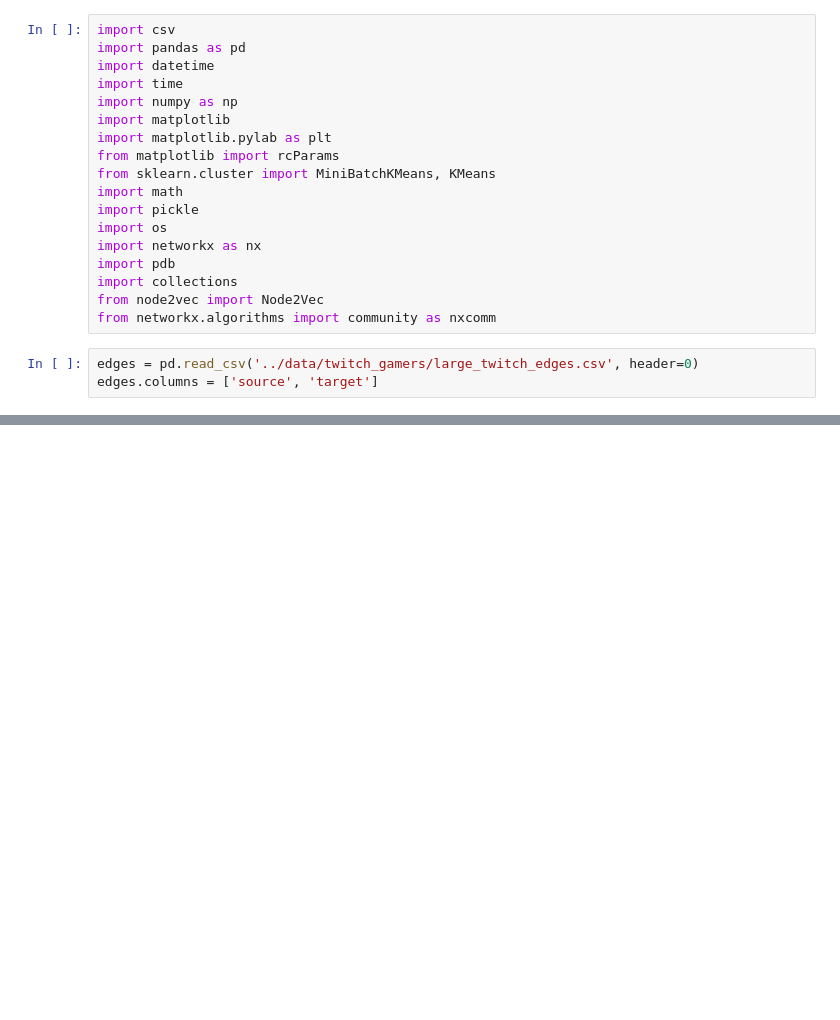
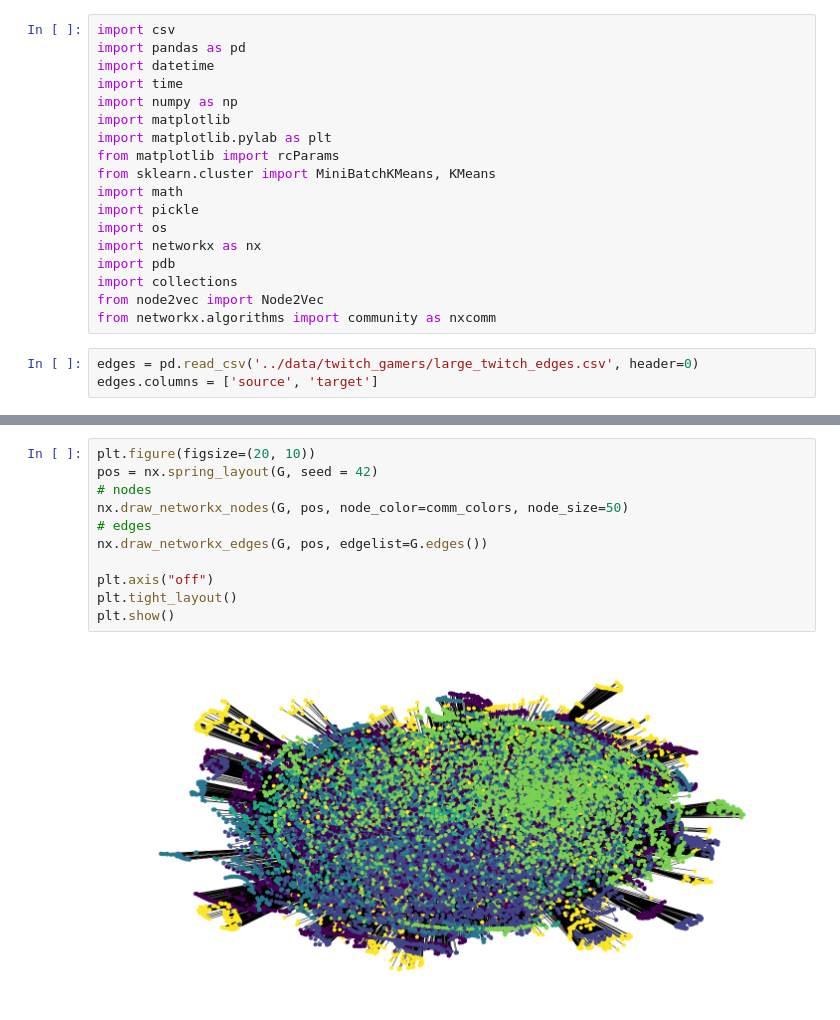
Before and after one commit to peter-nagy1/Networks-project, a Jupyter notebook: src/analysis.ipynb, the cells around one changed output, grey strips where cells are left out. Drawn from its saved outputs; the diff is of its cells as text; blank space fills up the shorter version.

```diff
--- a/src/analysis.ipynb
+++ b/src/analysis.ipynb
@@ -37,0 +116,13 @@ edges
+# %%
+plt.figure(figsize=(20, 10))
+pos = nx.spring_layout(G, seed = 42)
+# nodes
+nx.draw_networkx_nodes(G, pos, node_color=comm_colors, node_size=50)
+# edges
+nx.draw_networkx_edges(G, pos, edgelist=G.edges())
+
+plt.axis("off")
+plt.tight_layout()
+plt.show()
+# %% [output]
+[figure, added]
```
Also changed, not shown: parts of 12 cells of this notebook, 5 other files.
